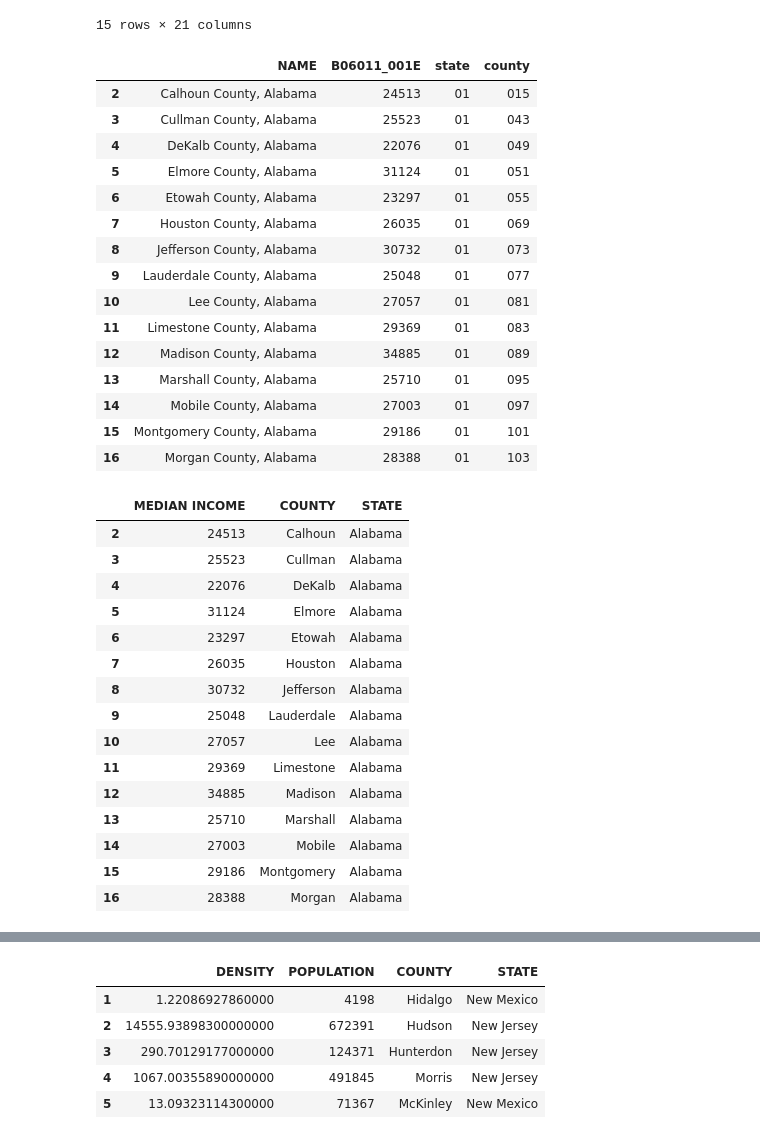
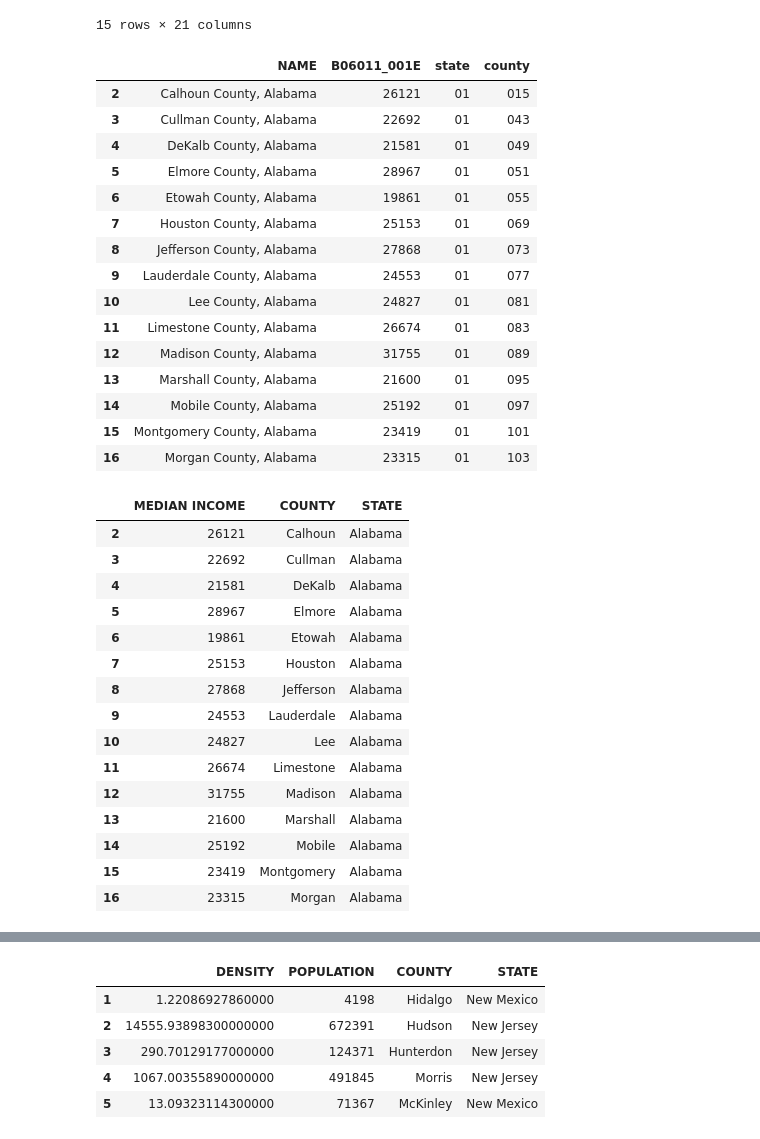
Before and after one commit to melindaeudy/Project_1, a Jupyter notebook: Project_1.ipynb, the cells around one changed output, grey strips where cells are left out. Cells and saved outputs as stored; diff of their text form; code cells hidden in the pictures.

```diff
--- a/Project_1.ipynb
+++ b/Project_1.ipynb
@@ -161,39 +161,39 @@ merged_UCR_Crime_df.head(15)
 # %%
 # Bring in data from the US census per couounty
 # adding median income per county
-response = requests.get("https://api.census.gov/data/2019/acs/acs1?get=NAME,B06011_001E&for=county:*").json()
+response = requests.get("https://api.census.gov/data/2017/acs/acs1?get=NAME,B06011_001E&for=county:*").json()
 # locate the first row and make it the column name and then drop row 0
 income_df = pd.DataFrame(response)
 income_df.columns = income_df.iloc[0]
 income_df = income_df.drop([1])
 
 # delete and null info and reset the index
 income_df = income_df.dropna(how='any')
 income_df.reset_index()
 
 #replace the integer column names with values in row 0
 income_df.columns = income_df.iloc[0]
 income_df = income_df.drop([0])
 income_df.reset_index()
 income_df.head(15)
 #income_df.dtypes
 # %% [output]
 |  | NAME | B06011_001E | state | county |
-| 2 | Calhoun County, Alabama | 24513 | 01 | 015 |
-| 3 | Cullman County, Alabama | 25523 | 01 | 043 |
-| 4 | DeKalb County, Alabama | 22076 | 01 | 049 |
-| 5 | Elmore County, Alabama | 31124 | 01 | 051 |
-| 6 | Etowah County, Alabama | 23297 | 01 | 055 |
-| 7 | Houston County, Alabama | 26035 | 01 | 069 |
-| 8 | Jefferson County, Alabama | 30732 | 01 | 073 |
-| 9 | Lauderdale County, Alabama | 25048 | 01 | 077 |
-| 10 | Lee County, Alabama | 27057 | 01 | 081 |
-| 11 | Limestone County, Alabama | 29369 | 01 | 083 |
-| 12 | Madison County, Alabama | 34885 | 01 | 089 |
-| 13 | Marshall County, Alabama | 25710 | 01 | 095 |
-| 14 | Mobile County, Alabama | 27003 | 01 | 097 |
-| 15 | Montgomery County, Alabama | 29186 | 01 | 101 |
-| 16 | Morgan County, Alabama | 28388 | 01 | 103 |
+| 2 | Calhoun County, Alabama | 26121 | 01 | 015 |
+| 3 | Cullman County, Alabama | 22692 | 01 | 043 |
+| 4 | DeKalb County, Alabama | 21581 | 01 | 049 |
+| 5 | Elmore County, Alabama | 28967 | 01 | 051 |
+| 6 | Etowah County, Alabama | 19861 | 01 | 055 |
+| 7 | Houston County, Alabama | 25153 | 01 | 069 |
+| 8 | Jefferson County, Alabama | 27868 | 01 | 073 |
+| 9 | Lauderdale County, Alabama | 24553 | 01 | 077 |
+| 10 | Lee County, Alabama | 24827 | 01 | 081 |
+| 11 | Limestone County, Alabama | 26674 | 01 | 083 |
+| 12 | Madison County, Alabama | 31755 | 01 | 089 |
+| 13 | Marshall County, Alabama | 21600 | 01 | 095 |
+| 14 | Mobile County, Alabama | 25192 | 01 | 097 |
+| 15 | Montgomery County, Alabama | 23419 | 01 | 101 |
+| 16 | Morgan County, Alabama | 23315 | 01 | 103 |
 # %%
 # create new columns for County and State
 # ----Remove Columns: NAME, state, county
@@ -210,21 +210,21 @@ income_df.head(15)
 #income_df.dtypes
 # %% [output]
 |  | MEDIAN INCOME | COUNTY | STATE |
-| 2 | 24513 | Calhoun | Alabama |
-| 3 | 25523 | Cullman | Alabama |
-| 4 | 22076 | DeKalb | Alabama |
-| 5 | 31124 | Elmore | Alabama |
-| 6 | 23297 | Etowah | Alabama |
-| 7 | 26035 | Houston | Alabama |
-| 8 | 30732 | Jefferson | Alabama |
-| 9 | 25048 | Lauderdale | Alabama |
-| 10 | 27057 | Lee | Alabama |
-| 11 | 29369 | Limestone | Alabama |
-| 12 | 34885 | Madison | Alabama |
-| 13 | 25710 | Marshall | Alabama |
-| 14 | 27003 | Mobile | Alabama |
-| 15 | 29186 | Montgomery | Alabama |
-| 16 | 28388 | Morgan | Alabama |
+| 2 | 26121 | Calhoun | Alabama |
+| 3 | 22692 | Cullman | Alabama |
+| 4 | 21581 | DeKalb | Alabama |
+| 5 | 28967 | Elmore | Alabama |
+| 6 | 19861 | Etowah | Alabama |
+| 7 | 25153 | Houston | Alabama |
+| 8 | 27868 | Jefferson | Alabama |
+| 9 | 24553 | Lauderdale | Alabama |
+| 10 | 24827 | Lee | Alabama |
+| 11 | 26674 | Limestone | Alabama |
+| 12 | 31755 | Madison | Alabama |
+| 13 | 21600 | Marshall | Alabama |
+| 14 | 25192 | Mobile | Alabama |
+| 15 | 23419 | Montgomery | Alabama |
+| 16 | 23315 | Morgan | Alabama |
 # %%
 # Merge Census Median Income into UCR_Crime_Rates_by_County.csv
 # Move Median Income to front of chart
```
Also changed, not shown: parts of 4 cells of this notebook.
